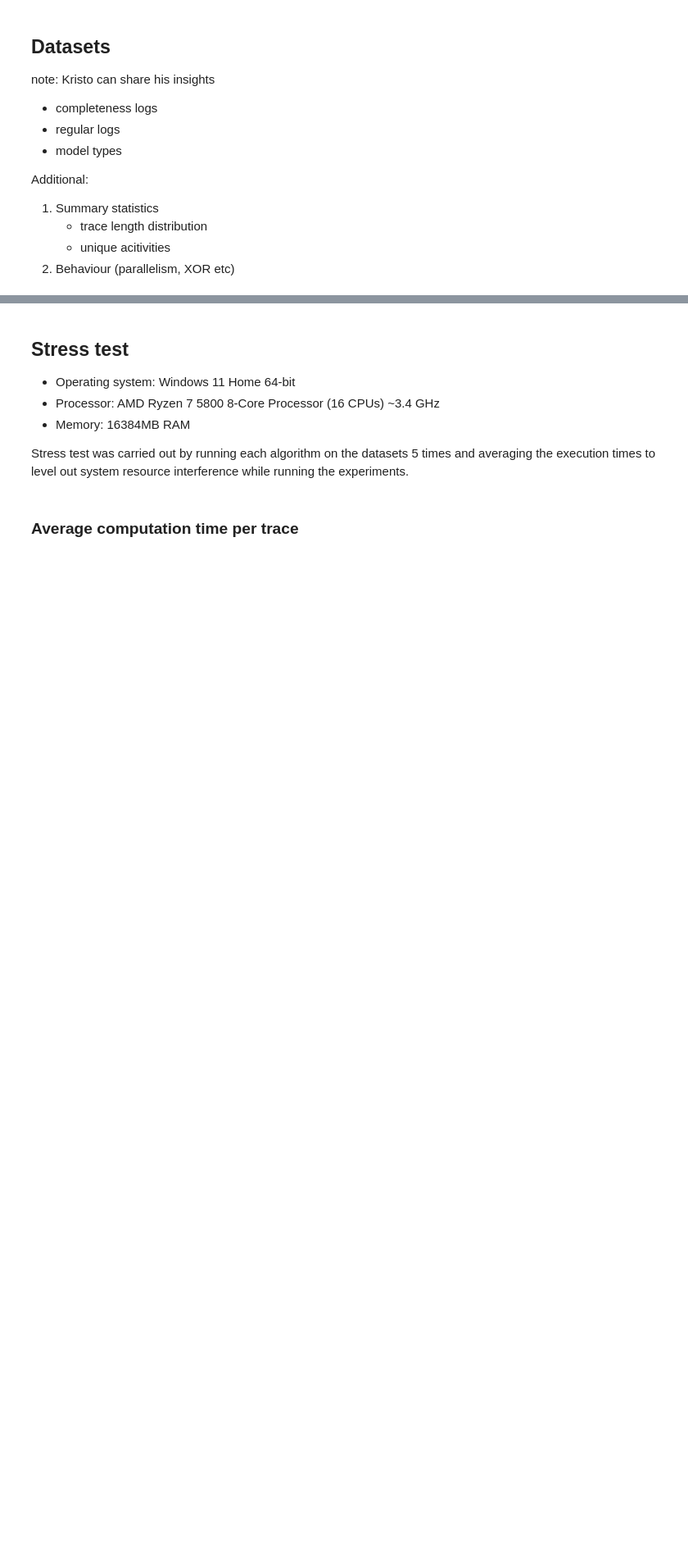
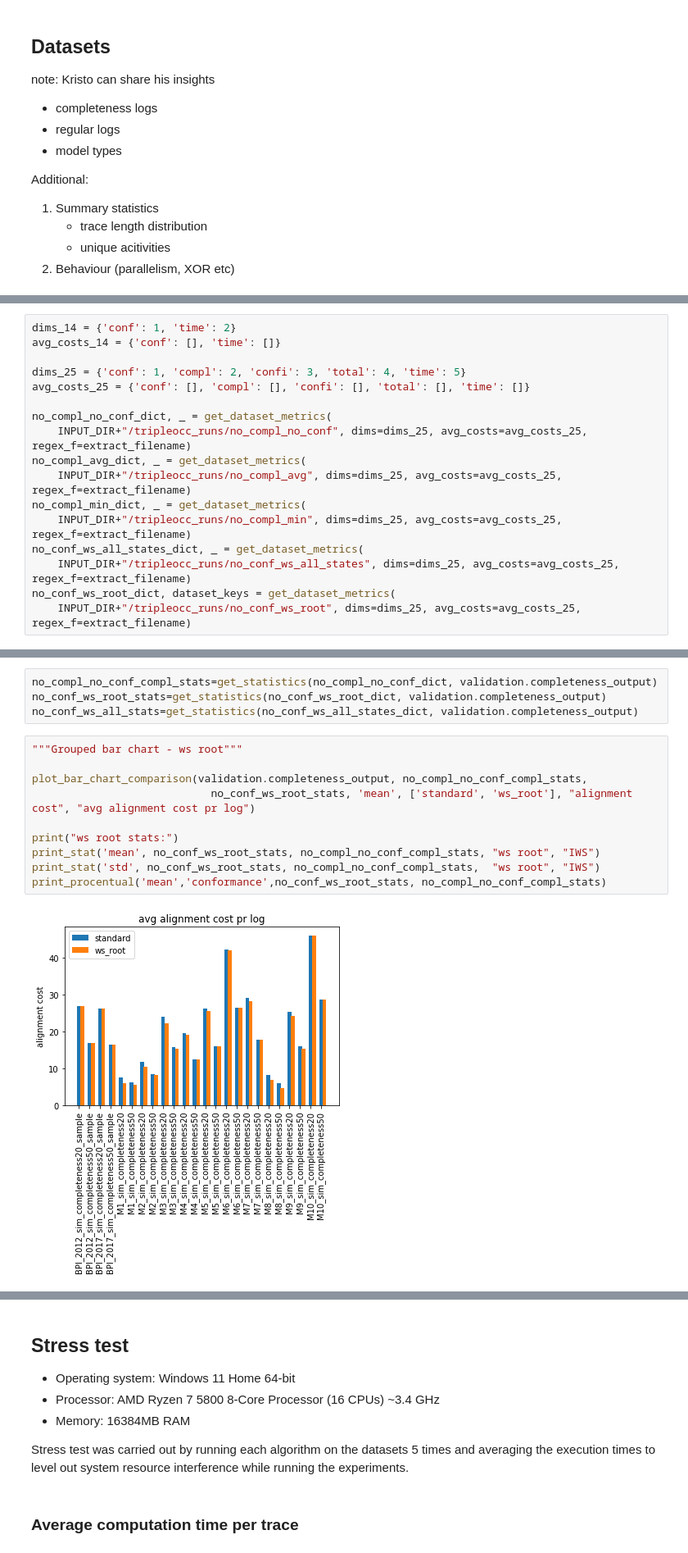
Before and after one commit to MaxTNielsen/ConformanceCheckingUsingTries, a Jupyter notebook: Jupyter/comparative_analysis.ipynb, the cells around one changed output, grey strips where cells are left out. Shown: that part at 82% size. Cells and saved outputs as stored; diff of their text form; blank space fills up the shorter version.

```diff
--- a/Jupyter/comparative_analysis.ipynb
+++ b/Jupyter/comparative_analysis.ipynb
@@ -85,0 +142,17 @@ columns: ['TraceId', 'Conformance cost', 'ExecutionTime']
+# %%
+dims_14 = {'conf': 1, 'time': 2}
+avg_costs_14 = {'conf': [], 'time': []}
+
+dims_25 = {'conf': 1, 'compl': 2, 'confi': 3, 'total': 4, 'time': 5}
+avg_costs_25 = {'conf': [], 'compl': [], 'confi': [], 'total': [], 'time': []}
+
+no_compl_no_conf_dict, _ = get_dataset_metrics(
+    INPUT_DIR+"/tripleocc_runs/no_compl_no_conf", dims=dims_25, avg_costs=avg_costs_25, regex_f=extract_filename)
+no_compl_avg_dict, _ = get_dataset_metrics(
+    INPUT_DIR+"/tripleocc_runs/no_compl_avg", dims=dims_25, avg_costs=avg_costs_25, regex_f=extract_filename)
+no_compl_min_dict, _ = get_dataset_metrics(
+    INPUT_DIR+"/tripleocc_runs/no_compl_min", dims=dims_25, avg_costs=avg_costs_25, regex_f=extract_filename)
+no_conf_ws_all_states_dict, _ = get_dataset_metrics(
+    INPUT_DIR+"/tripleocc_runs/no_conf_ws_all_states", dims=dims_25, avg_costs=avg_costs_25, regex_f=extract_filename)
+no_conf_ws_root_dict, dataset_keys = get_dataset_metrics(
+    INPUT_DIR+"/tripleocc_runs/no_conf_ws_root", dims=dims_25, avg_costs=avg_costs_25, regex_f=extract_filename)
@@ -85,0 +161,16 @@ columns: ['TraceId', 'Conformance cost', 'ExecutionTime']
+# %%
+no_compl_no_conf_compl_stats=get_statistics(no_compl_no_conf_dict, validation.completeness_output)
+no_conf_ws_root_stats=get_statistics(no_conf_ws_root_dict, validation.completeness_output)
+no_conf_ws_all_stats=get_statistics(no_conf_ws_all_states_dict, validation.completeness_output)
+# %%
+"""Grouped bar chart - ws root"""
+
+plot_bar_chart_comparison(validation.completeness_output, no_compl_no_conf_compl_stats,
+                            no_conf_ws_root_stats, 'mean', ['standard', 'ws_root'], "alignment cost", "avg alignment cost pr log")
+
+print("ws root stats:")
+print_stat('mean', no_conf_ws_root_stats, no_compl_no_conf_compl_stats, "ws root", "IWS")
+print_stat('std', no_conf_ws_root_stats, no_compl_no_conf_compl_stats,  "ws root", "IWS")
+print_procentual('mean','conformance',no_conf_ws_root_stats, no_compl_no_conf_compl_stats)
+# %% [output]
+[figure, added]
```
Also changed, not shown: parts of 33 cells of this notebook, 4 other files.
